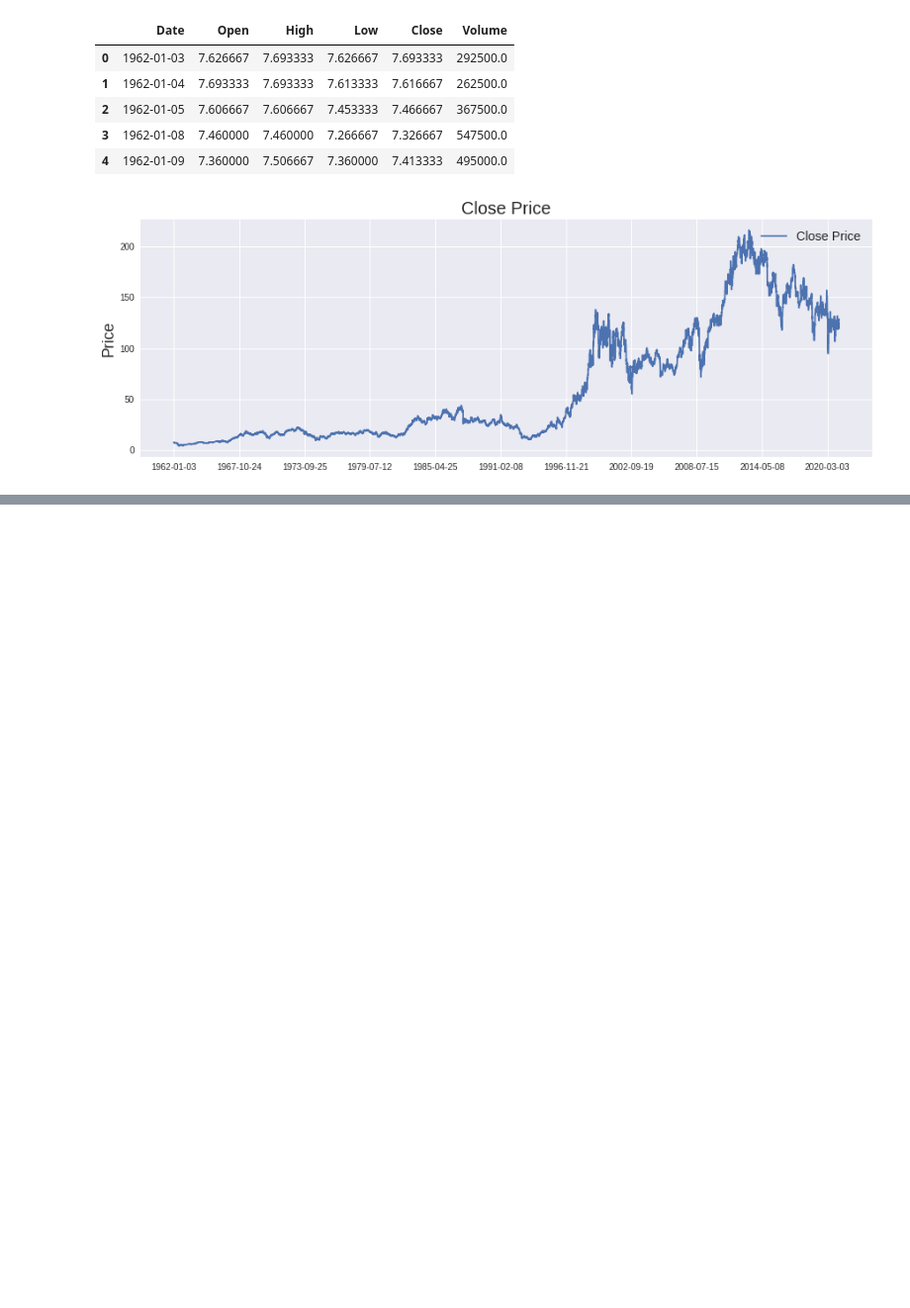
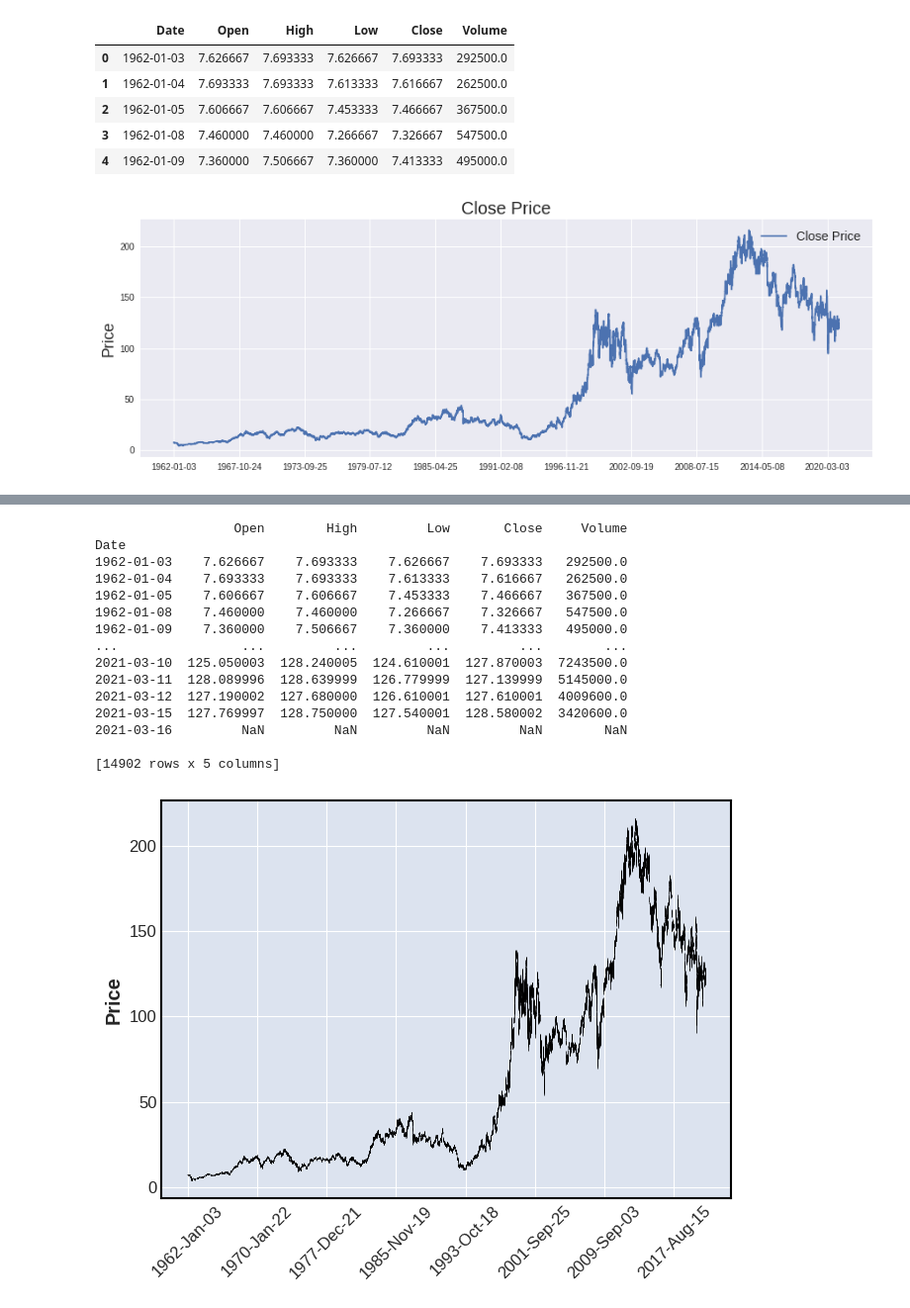
Before and after one commit to plerte/coursework1, a Jupyter notebook: work_with_data.ipynb, the cells around one changed output, grey strips where cells are left out. Shown at 99% size. Cells and saved outputs as stored; diff of their text form; code cells hidden in the pictures; blank space fills up the shorter version.

Commit message:
добавил графики из mplfinance

```diff
--- a/work_with_data.ipynb
+++ b/work_with_data.ipynb
@@ -38,0 +72,23 @@ plt.show()
+# %%
+import mplfinance as mpf
+dt = pd.read_csv(IBM_path, delimiter=',', usecols=['Date', 'Open', 'High', 'Low', 'Close', 'Volume'], index_col=0,parse_dates=True)
+print (dt)
+mpf.plot(dt)
+mpf.show()
+# %% [output]
+                  Open        High         Low       Close     Volume
+Date
+1962-01-03    7.626667    7.693333    7.626667    7.693333   292500.0
+1962-01-04    7.693333    7.693333    7.613333    7.616667   262500.0
+1962-01-05    7.606667    7.606667    7.453333    7.466667   367500.0
+1962-01-08    7.460000    7.460000    7.266667    7.326667   547500.0
+1962-01-09    7.360000    7.506667    7.360000    7.413333   495000.0
+...                ...         ...         ...         ...        ...
+2021-03-10  125.050003  128.240005  124.610001  127.870003  7243500.0
+2021-03-11  128.089996  128.639999  126.779999  127.139999  5145000.0
+2021-03-12  127.190002  127.680000  126.610001  127.610001  4009600.0
+2021-03-15  127.769997  128.750000  127.540001  128.580002  3420600.0
+2021-03-16         NaN         NaN         NaN         NaN        NaN
+
+[14902 rows x 5 columns]
+[figure, added]
```
Also changed, not shown: parts of 3 cells of this notebook.
